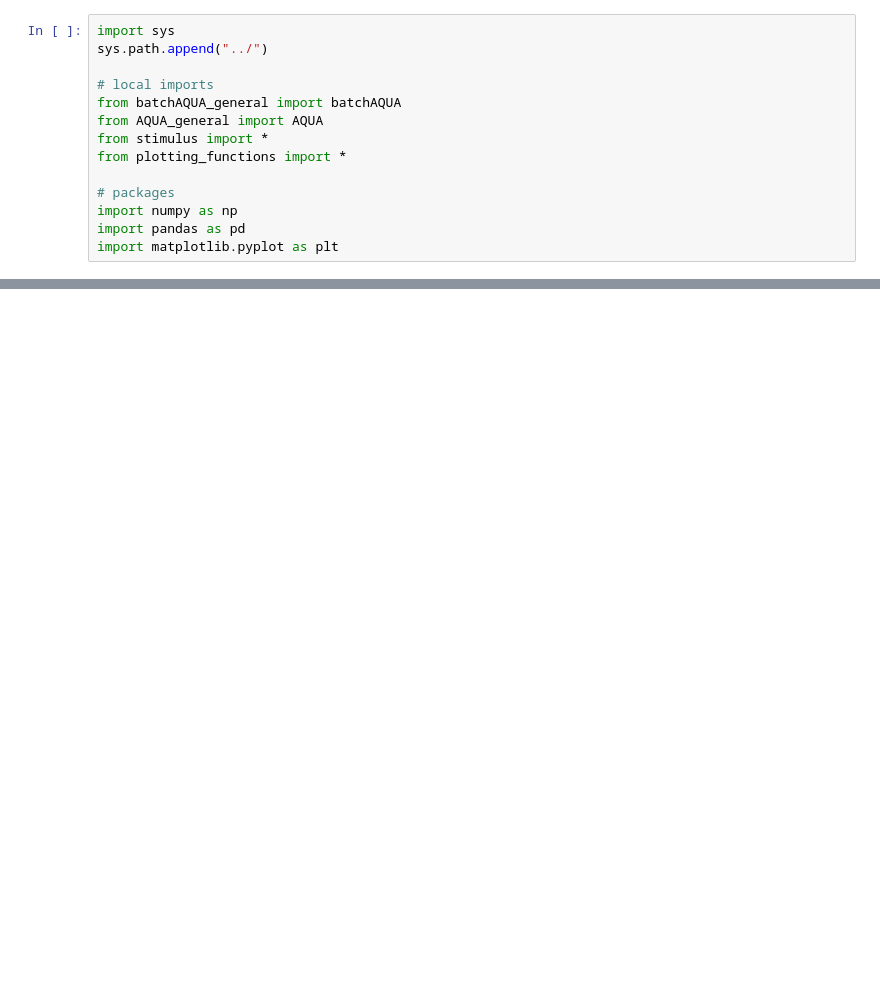
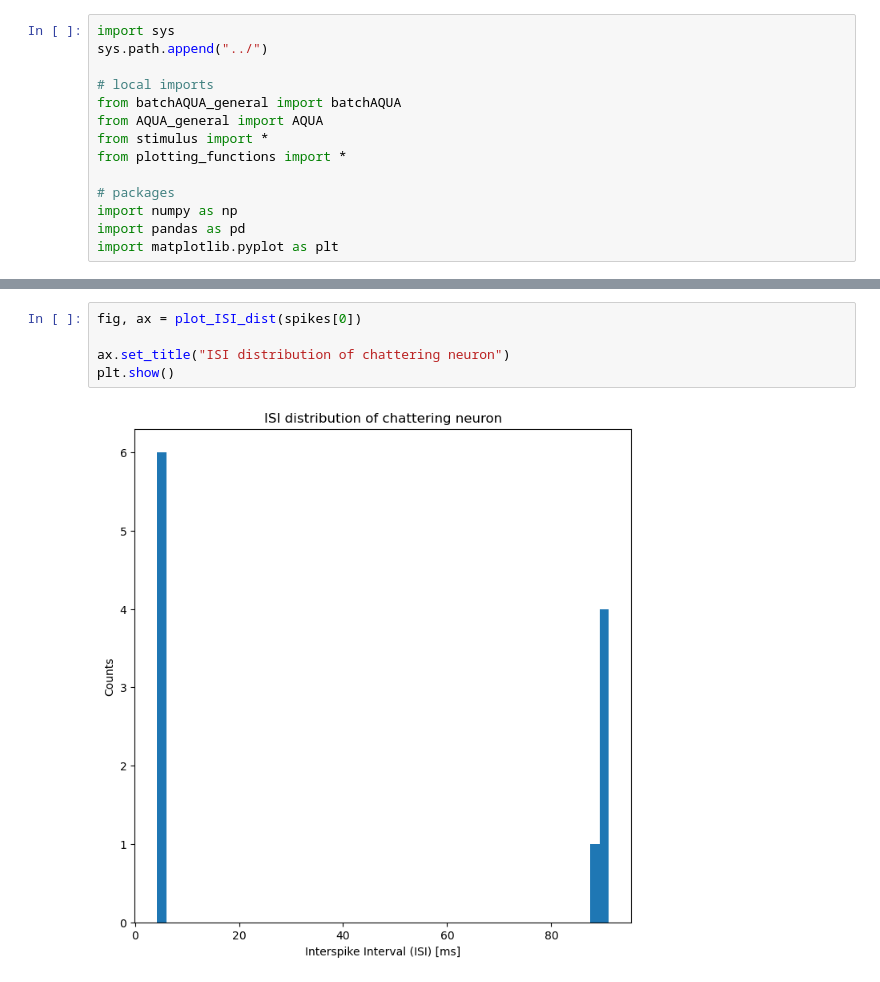
Before and after one commit to liammcs10/AQUA_project, a Jupyter notebook: bursting/testing2.ipynb, the cells around one changed output, grey strips where cells are left out. Saved outputs shown, nothing was run; the diff lists cells and outputs as text; blank space fills up the shorter version.

```diff
--- a/bursting/testing2.ipynb
+++ b/bursting/testing2.ipynb
@@ -74,0 +81,7 @@ plt.legend()
+# %%
+fig, ax = plot_ISI_dist(spikes[0])
+
+ax.set_title("ISI distribution of chattering neuron")
+plt.show()
+# %% [output]
+[figure, added]
```
Also changed, not shown: parts of 2 cells of this notebook, 5 other files.
